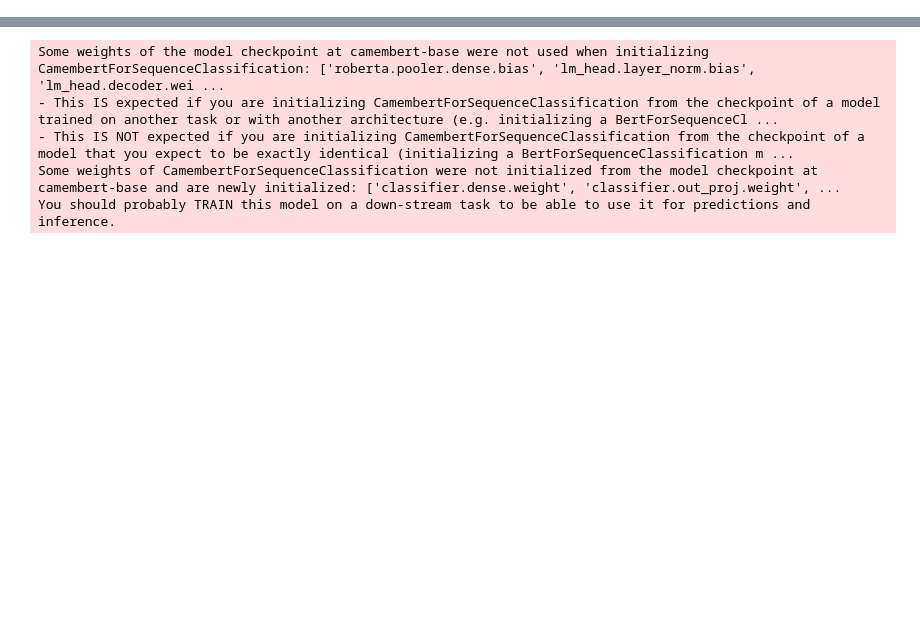
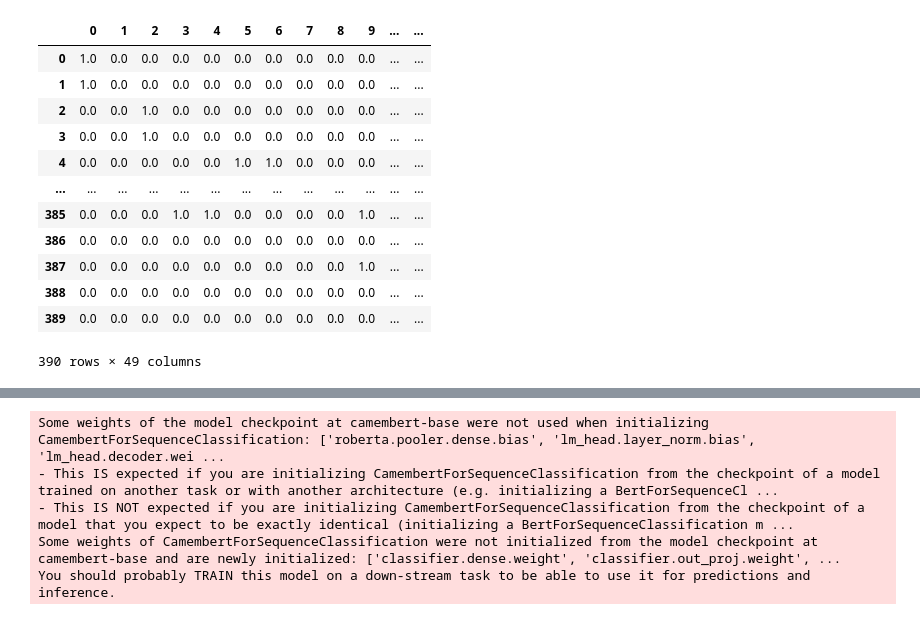
Before and after one commit to dataforgoodfr/offseason_missiontransition_categorisation, a Jupyter notebook: notebooks/train.ipynb, the cells around one changed output, grey strips where cells are left out. Drawn from its saved outputs; the diff is of its cells as text; code cells hidden in the pictures; blank space fills up the shorter version.

```diff
--- a/notebooks/train.ipynb
+++ b/notebooks/train.ipynb
@@ -64,0 +178,14 @@ df
+# %%
+import ast
+
+df = df.reset_index(drop=True)
+for i in range(df.shape[0]):
+    for k in range(51):
+        tmp = df.loc[i,"subclasses"].replace("[", "").replace("]", "").replace(",", "").split(" ")
+        tmp = [int(elt)-1 for elt in tmp if elt != ""]
+        if k in tmp:
+            df.loc[i,k] = 1
+        else:
+            df.loc[i,k] = 0
+# %%
+df = df.drop(["classes", "subclasses"], axis=1)
@@ -64,0 +204,2 @@ df
+# %%
+df = df[(df[0]==1)|(df[8]==1)|(df[5]==1)|(df[2]==1)|(df[7]==1)]
@@ -64,0 +219,16 @@ df
+# %%
+df[range(49)]
+# %% [output]
+|  | 0 | 1 | 2 | 3 | 4 | 5 | 6 | 7 | 8 | 9 | ... | ... |
+| 0 | 1.0 | 0.0 | 0.0 | 0.0 | 0.0 | 0.0 | 0.0 | 0.0 | 0.0 | 0.0 | ... | ... |
+| 1 | 1.0 | 0.0 | 0.0 | 0.0 | 0.0 | 0.0 | 0.0 | 0.0 | 0.0 | 0.0 | ... | ... |
+| 2 | 0.0 | 0.0 | 1.0 | 0.0 | 0.0 | 0.0 | 0.0 | 0.0 | 0.0 | 0.0 | ... | ... |
+| 3 | 0.0 | 0.0 | 1.0 | 0.0 | 0.0 | 0.0 | 0.0 | 0.0 | 0.0 | 0.0 | ... | ... |
+| 4 | 0.0 | 0.0 | 0.0 | 0.0 | 0.0 | 1.0 | 1.0 | 0.0 | 0.0 | 0.0 | ... | ... |
+| ... | ... | ... | ... | ... | ... | ... | ... | ... | ... | ... | ... | ... |
+| 385 | 0.0 | 0.0 | 0.0 | 1.0 | 1.0 | 0.0 | 0.0 | 0.0 | 0.0 | 1.0 | ... | ... |
+| 386 | 0.0 | 0.0 | 0.0 | 0.0 | 0.0 | 0.0 | 0.0 | 0.0 | 0.0 | 0.0 | ... | ... |
+| 387 | 0.0 | 0.0 | 0.0 | 0.0 | 0.0 | 0.0 | 0.0 | 0.0 | 0.0 | 1.0 | ... | ... |
+| 388 | 0.0 | 0.0 | 0.0 | 0.0 | 0.0 | 0.0 | 0.0 | 0.0 | 0.0 | 0.0 | ... | ... |
+| 389 | 0.0 | 0.0 | 0.0 | 0.0 | 0.0 | 0.0 | 0.0 | 0.0 | 0.0 | 0.0 | ... | ... |
+390 rows × 49 columns
```
Also changed, not shown: parts of 33 cells of this notebook, 17 other files.
